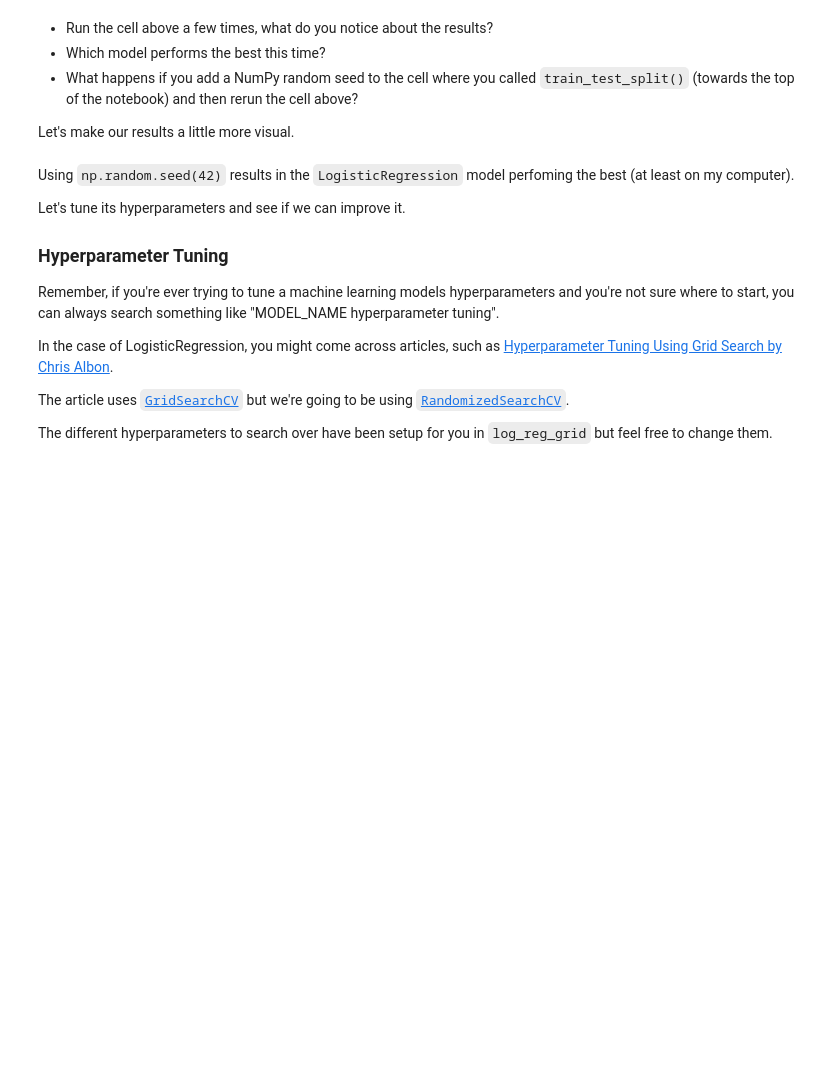
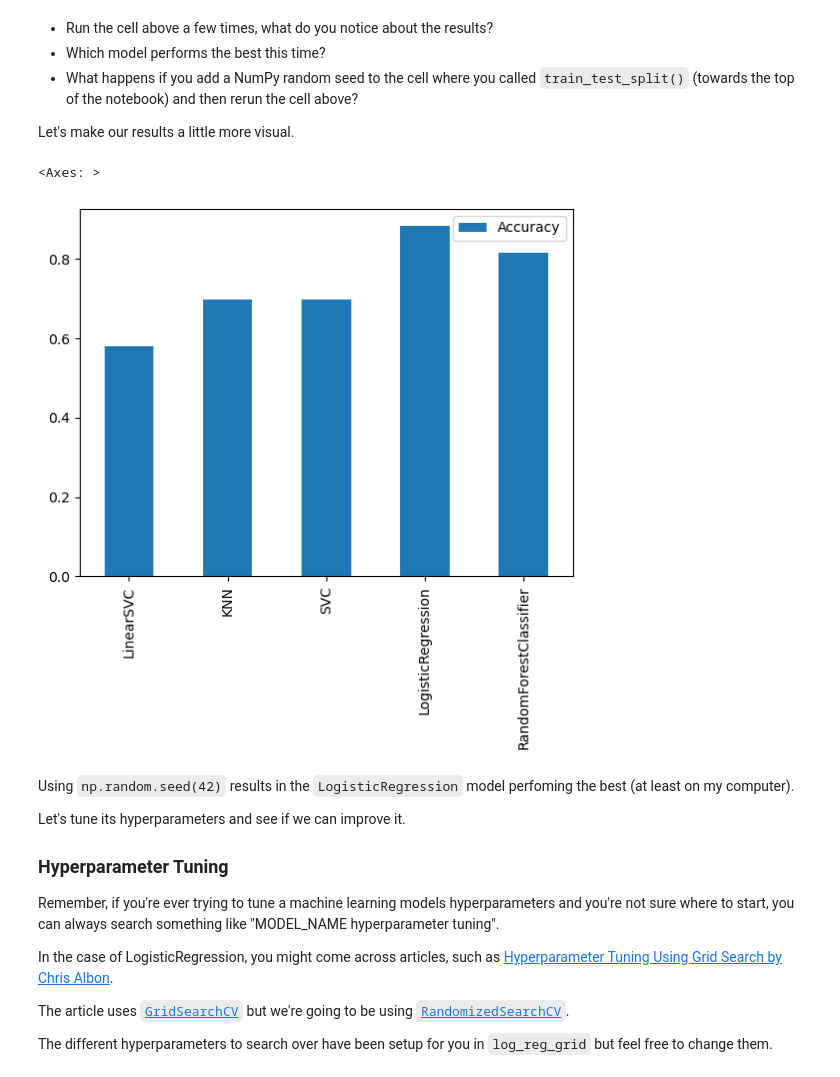
Before and after one commit to HssainAzaqy135/MachineLearningUdemy, a Jupyter notebook: Sample_project1/Notebooks/scikit-learn-exercises.ipynb, the cells around one changed output. Drawn from its saved outputs; the diff is of its cells as text; code cells hidden in the pictures; blank space fills up the shorter version.

```diff
--- a/Sample_project1/Notebooks/scikit-learn-exercises.ipynb
+++ b/Sample_project1/Notebooks/scikit-learn-exercises.ipynb
@@ -273,13 +273,16 @@ Let's make our results a little more visual.
 # %%
 # Create a pandas dataframe with the data as the values of the results dictionary,
 # the index as the keys of the results dictionary and a single column called accuracy.
 # Be sure to save the dataframe to a variable.
-results_df = pd.DataFrame(results.###(),
-                          results.###(),
-                          columns=[####])
+results_df = pd.DataFrame(index = results.keys(),
+                          data =results.values(),
+                          columns=["Accuracy"])
 
 # Create a bar plot of the results dataframe using plot.bar()
-###
+results_df.plot.bar()
+# %% [output]
+<Axes: >
+[figure, added]
 # %% [markdown]
 Using `np.random.seed(42)` results in the `LogisticRegression` model perfoming the best (at least on my computer).
 
```
Also changed, not shown: parts of 21 cells of this notebook, 1 other file.
